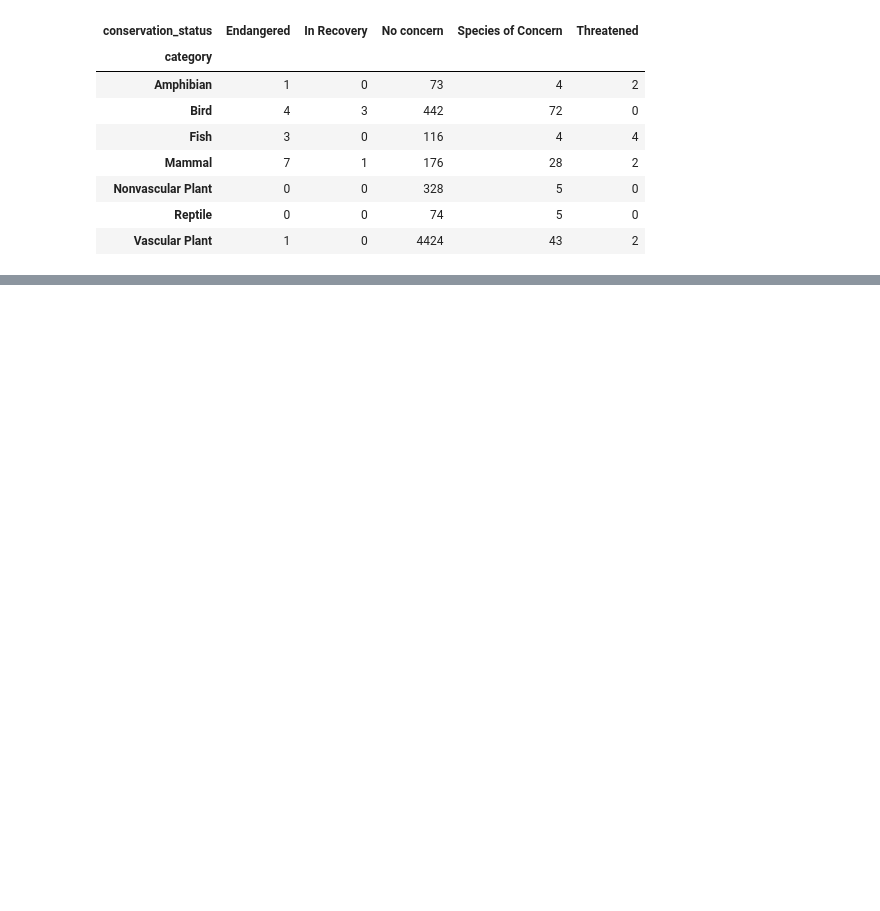
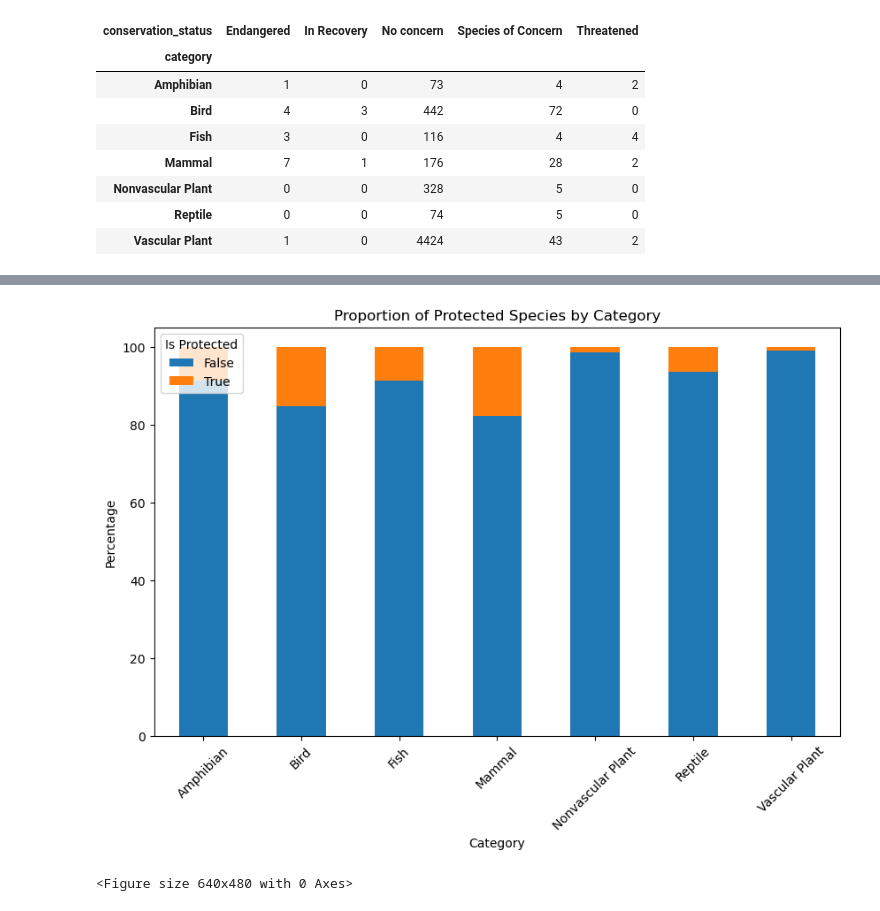
Before and after one commit to AJD1888/biodiversity-in-national-parks, a Jupyter notebook: biodiversity.ipynb, the cells around one changed output, grey strips where cells are left out. Saved outputs shown, nothing was run; the diff lists cells and outputs as text; code cells hidden in the pictures; blank space fills up the shorter version.

```diff
--- a/biodiversity.ipynb
+++ b/biodiversity.ipynb
@@ -223,0 +243,4 @@ cat_conservation_prop
+# %%
+# add an is_protected column to the species_info_df dataframe that is True if the conservation_status is not "No concern" and False otherwise
+species_info_df['is_protected'] = species_info_df['conservation_status'] != 'No concern'
+species_info_df.head()
@@ -223,0 +277,4 @@ cat_conservation_prop
+# %%
+# now create a normalized cross-tabulation of category and is_protected columns to get the proportion of protected species in each category
+category_protection_prop = pd.crosstab(species_info_df['category'], species_info_df['is_protected'], normalize='index') * 100
+category_protection_prop
@@ -223,0 +291,15 @@ cat_conservation_prop
+# %%
+# plot the normalized contingency table as a stacked bar chart
+
+ax = category_protection_prop.plot(kind='bar', stacked=True, figsize=(10,6))
+plt.xlabel('Category')
+plt.ylabel('Percentage')
+plt.title('Proportion of Protected Species by Category')
+plt.legend(title='Is Protected', loc = 'upper left')
+plt.xticks(rotation=45)
+plt.show()
+
+plt.savefig('proportion_protected_species_by_category.png')
+# %% [output]
+[figure, added]
+<Figure size 640x480 with 0 Axes>
```
Also changed, not shown: parts of 12 cells of this notebook, 3 other files.
